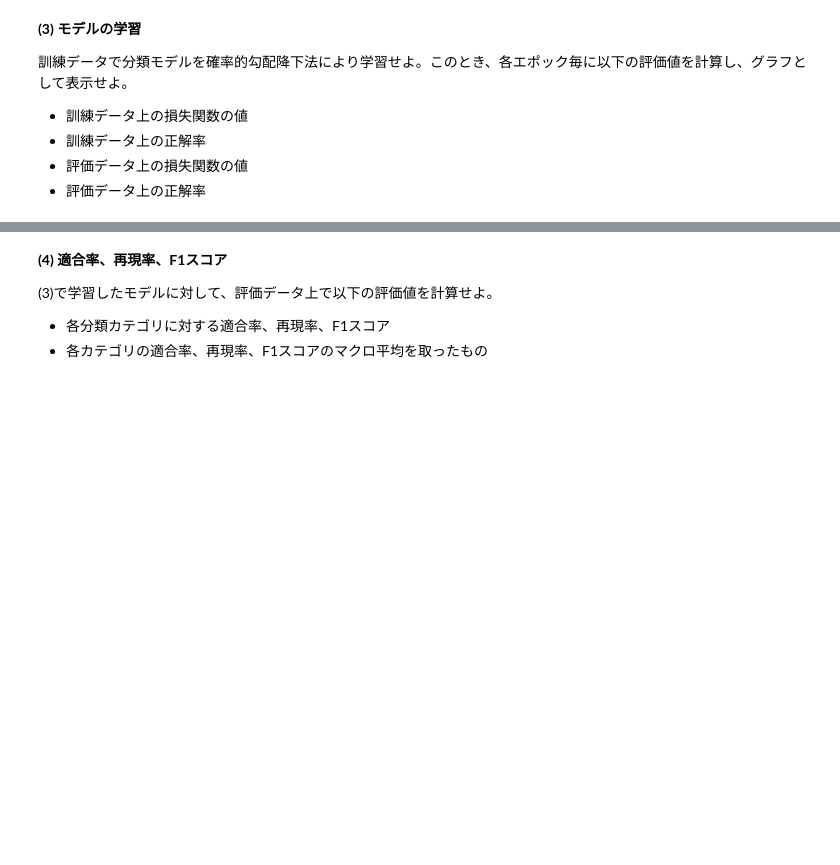
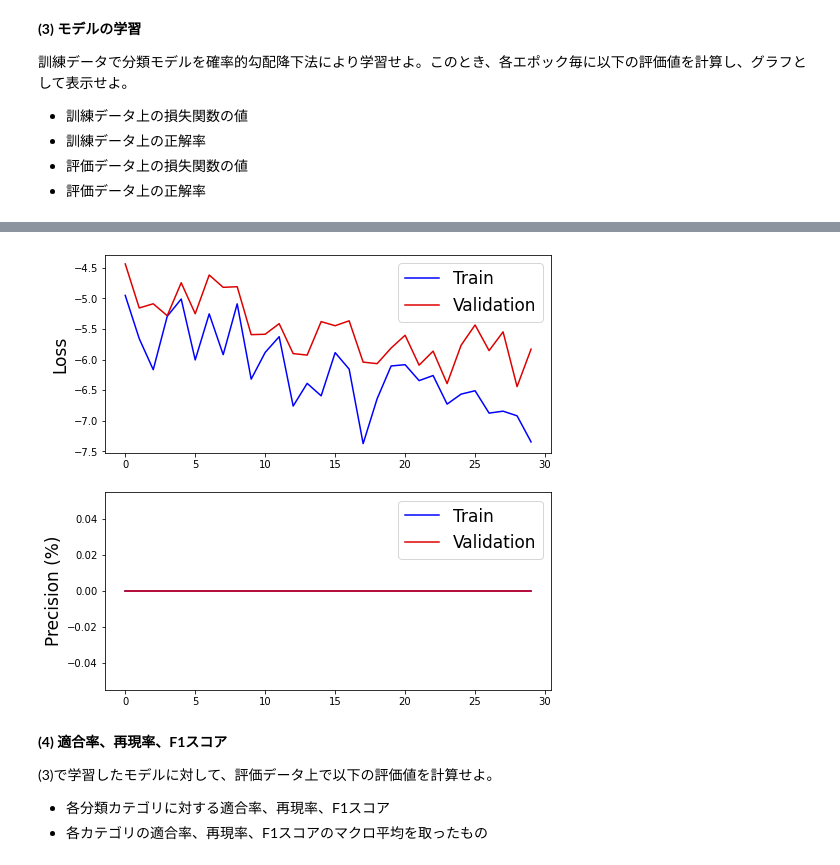
Before and after one commit to okoge-kaz/Machine_Learning, a Jupyter notebook: assignment2/ml2021_r2.ipynb, the cells around one changed output, grey strips where cells are left out. Cells and saved outputs as stored; diff of their text form; code cells hidden in the pictures; blank space fills up the shorter version.

```diff
--- a/assignment2/ml2021_r2.ipynb
+++ b/assignment2/ml2021_r2.ipynb
@@ -26,3 +49,10 @@
 **(2) 出力の計算**
 
 このモデルに入力$\pmb{x}=\begin{pmatrix}1 \\ -1\end{pmatrix}$を与えたとき、出力の値$\hat{y}$を求めよ。<!-- 1(2) -->
+# %%
+x: np.ndarray = np.array([1, -1]).T
+
+h = ReLU(np.dot(W, x) + b)
+y_hat: np.float64 = sigmoid(np.dot(h.T, q) + c)
+
+print(y_hat)
@@ -49,3 +205,15 @@
+# %%
+data = np.load('mnist.npz')
+
+def image_to_vector(X):
+    '''flatten: (N * 28 * 28) -> (N * 784)'''
+    return np.reshape(X, (len(X), -1))
+
+train_data_x = image_to_vector(data['train_x'])
+train_data_y = data['train_y']
+
+test_data_x = image_to_vector(data['test_x'])
+test_data_y = data['test_y']
 # %% [markdown]
 **(3) モデルの学習**
 
@@ -57,0 +312,11 @@
+# %%
+learning_rate: np.float64 = 0.07
+sgd = StochasticGradientDescent(train_data_x, train_data_y, test_data_x, test_data_y, learning_rate)
+
+print("accuracy train: ", sgd.get_accuracy('train'))
+print()
+print("loss train: ", sgd.get_loss('train'))
+print()
+print("accuracy valid: ", sgd.get_accuracy('valid'))
+print()
+print("loss valid: ", sgd.get_loss('valid'))
@@ -58,3 +341,18 @@
+# %%
+plt.figure(figsize=[8,8])
+ax = plt.subplot(211)
+ax.set_ylabel('Loss',size=17)
+plt.plot(sgd.get_loss('train'),'#0000ff')
+plt.plot(sgd.get_loss('valid'),'#dd0000')
+plt.legend(['Train','Validation'],prop={'size':17})
+ax = plt.subplot(212)
+ax.set_ylabel('Precision (%)',size=17)
+plt.plot(sgd.get_accuracy('train'),'#0000ff')
+plt.plot(sgd.get_accuracy('valid'),'#dd0000')
+plt.legend(['Train','Validation'],prop={'size':17})
+plt.show()
+# %% [output]
+[figure, added]
 # %% [markdown]
 **(4) 適合率、再現率、F1スコア**
 
```
Also changed, not shown: parts of 17 cells of this notebook, 1 other file.
